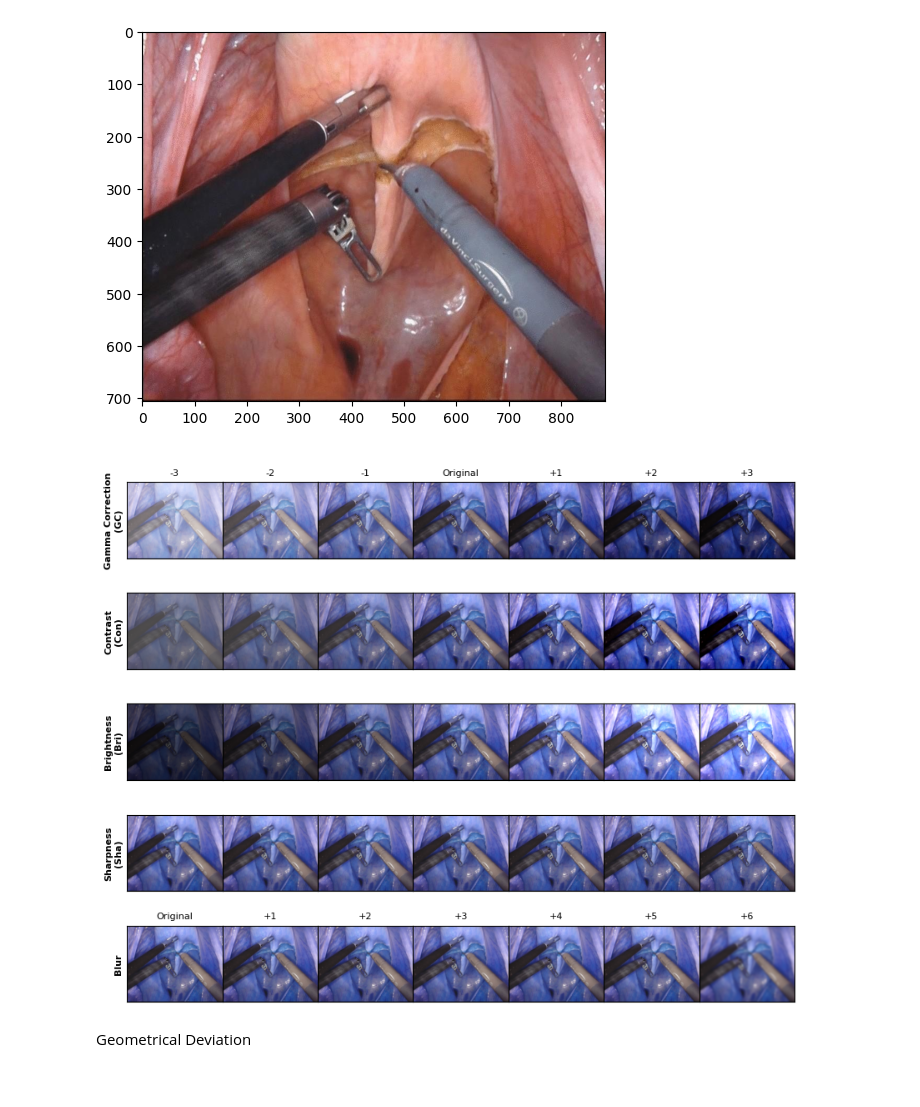
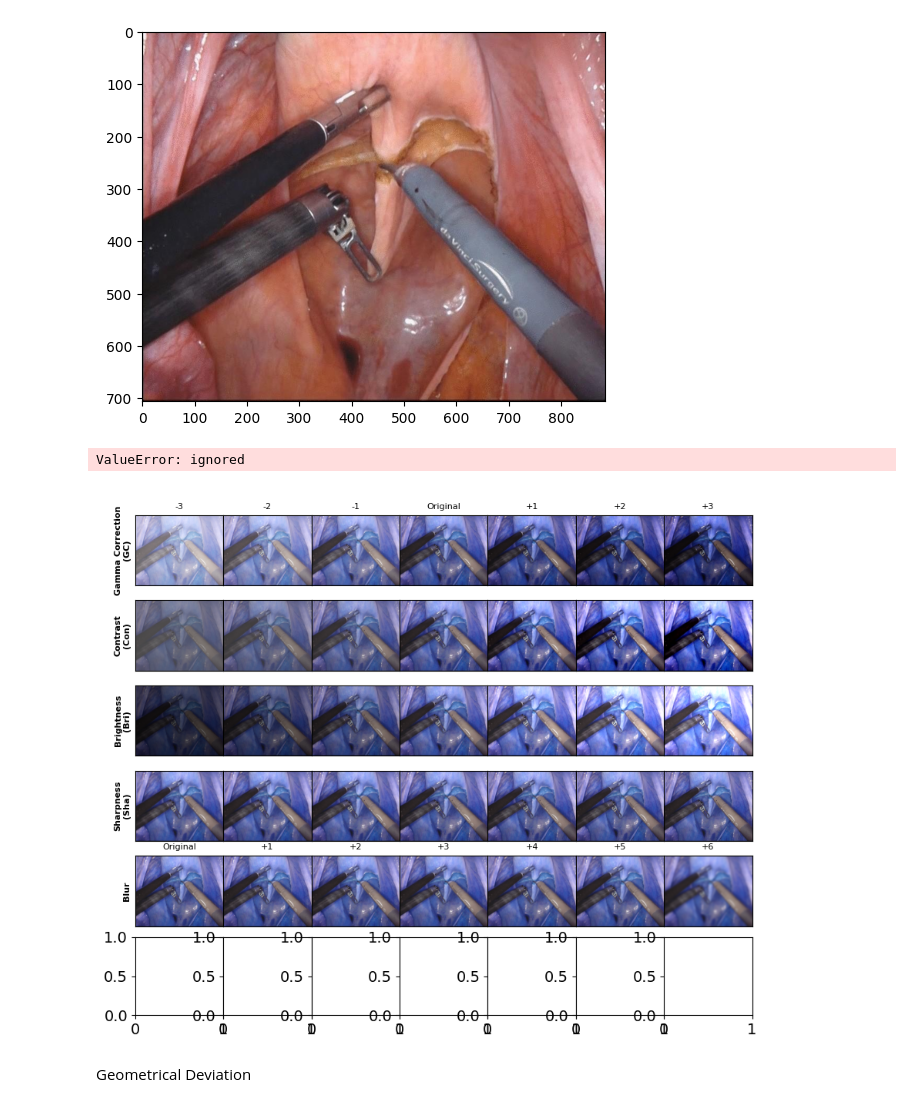
Before and after one commit to jenniferhiga/HCI_AI_RoboticSurgery, a Jupyter notebook: Grounded_SAM_Tool_Instance_Segmentation.ipynb, the cells around one changed output. Cells and saved outputs as stored; diff of their text form; code cells hidden in the pictures.

```diff
--- a/Grounded_SAM_Tool_Instance_Segmentation.ipynb
+++ b/Grounded_SAM_Tool_Instance_Segmentation.ipynb
@@ -117,50 +117,59 @@ class perturbation_class:
             z = TF.gaussian_blur(img, kernel_size=ksize[i])
             seq.append(np.array(z))
         return seq
+
+    def center_crop(img):
+        seq = []
+        sizes = [50, 150, 250, 350, 450, 550, 700]
+        img = Image.fromarray(img)
+        for i in range(len(sizes)):
+            z = TF.gaussian_blur(img, sizes[i])
+            seq.append(np.array(z))
+        return seq
 # %%
 img_dir = 'inpaint_demo.jpg'
 original = cv2.imread(img_dir)
 plt.rcParams.update({'font.size': 14})
-# perturbation_all = ['brightness', 'contrast','gamma_correction','sharpness','gaussian_blur']
-# filter_name = ['Brightness', 'Contrast','Gamma Correction','Sharpness','Gaussian blur']
+# perturbation_all = ['brightness', 'contrast','gamma_correction','sharpness','gaussian_blur', 'center_crop']
+# filter_name = ['Brightness', 'Contrast','Gamma Correction','Sharpness','Gaussian blur', 'center_crop']
 ptech_list = ['Original', '+1', '+2', '+3', '+4', '+5', '+6']
 f_size = 8
-perturbation_all = ['gamma_correction', 'contrast', 'brightness', 'sharpness','gaussian_blur']
-#filter_name = ['Gamma Correction (GC)', 'Contrast (Con)', 'Brightness (Bri)', 'Sharpness (Sha)','Blur']
-
-filter_name = ['Gamma Correction\n(GC)', 'Contrast\n(Con)', 'Brightness\n(Bri)', 'Sharpness\n(Sha)','Blur']
+perturbation_all = ['gamma_correction', 'contrast', 'brightness', 'sharpness','gaussian_blur', 'center_crop']
+#filter_name = ['Gamma Correction (GC)', 'Contrast (Con)', 'Brightness (Bri)', 'Sharpness (Sha)','Blur', 'Center Crop']
+filter_name = ['Gamma Correction\n(GC)', 'Contrast\n(Con)', 'Brightness\n(Bri)', 'Sharpness\n(Sha)','Blur', 'Center Crop']
 seq_all = [0, 1, 2, 3, 4, 5, 6]
 levels = ['-3','-2','-1','Original','+1','+2','+3']
 levels_real = [0.4, 0.6, 0.8, 1, 1.2, 1.4, 1.6]
 fig_per_row = len(seq_all)
 fig, ax = plt.subplots(len(perturbation_all), fig_per_row, figsize=(31/3, 25.5/3), gridspec_kw=dict(wspace=0.00, hspace=0.09))
 for p_idx, per in enumerate(perturbation_all):
     class_method = getattr(perturbation_class, per)
     seq = class_method(original)
     for idx, seq_idx in enumerate(seq_all):
         if p_idx == 4:
             ax[p_idx, idx].set_title('{}'.format(ptech_list[idx]), fontsize=f_size)
         if idx == 3:
             ax[p_idx, idx].imshow(seq[seq_idx], cmap='gray')
         else:
             ax[p_idx, idx].imshow(seq[seq_idx], cmap='gray')
 
         if p_idx == 0:
             if levels[idx] == 'Original':
                 ax[p_idx, idx].set_title('\n{}'.format(levels[idx]), fontsize=f_size)
             else:
                 ax[p_idx, idx].set_title('{}'.format(levels[idx], levels_real[idx]), fontsize=f_size)
         if idx == 0:
             ax[p_idx, idx].set_ylabel(filter_name[p_idx], fontsize=f_size, fontweight="bold")
 
         ax[p_idx, idx].xaxis.set_major_locator(plt.NullLocator())
         ax[p_idx, idx].yaxis.set_major_locator(plt.NullLocator())
 
 
 fig.show()
 plt.savefig('perturbation_effect_v2.pdf',dpi=100)
 # %% [output]
+ValueError: ignored
-[figure, old version]
+[figure, new version]
 # %% [markdown]
 Geometrical Deviation
 # %% [markdown]
```
Also changed, not shown: parts of 3 cells of this notebook.
